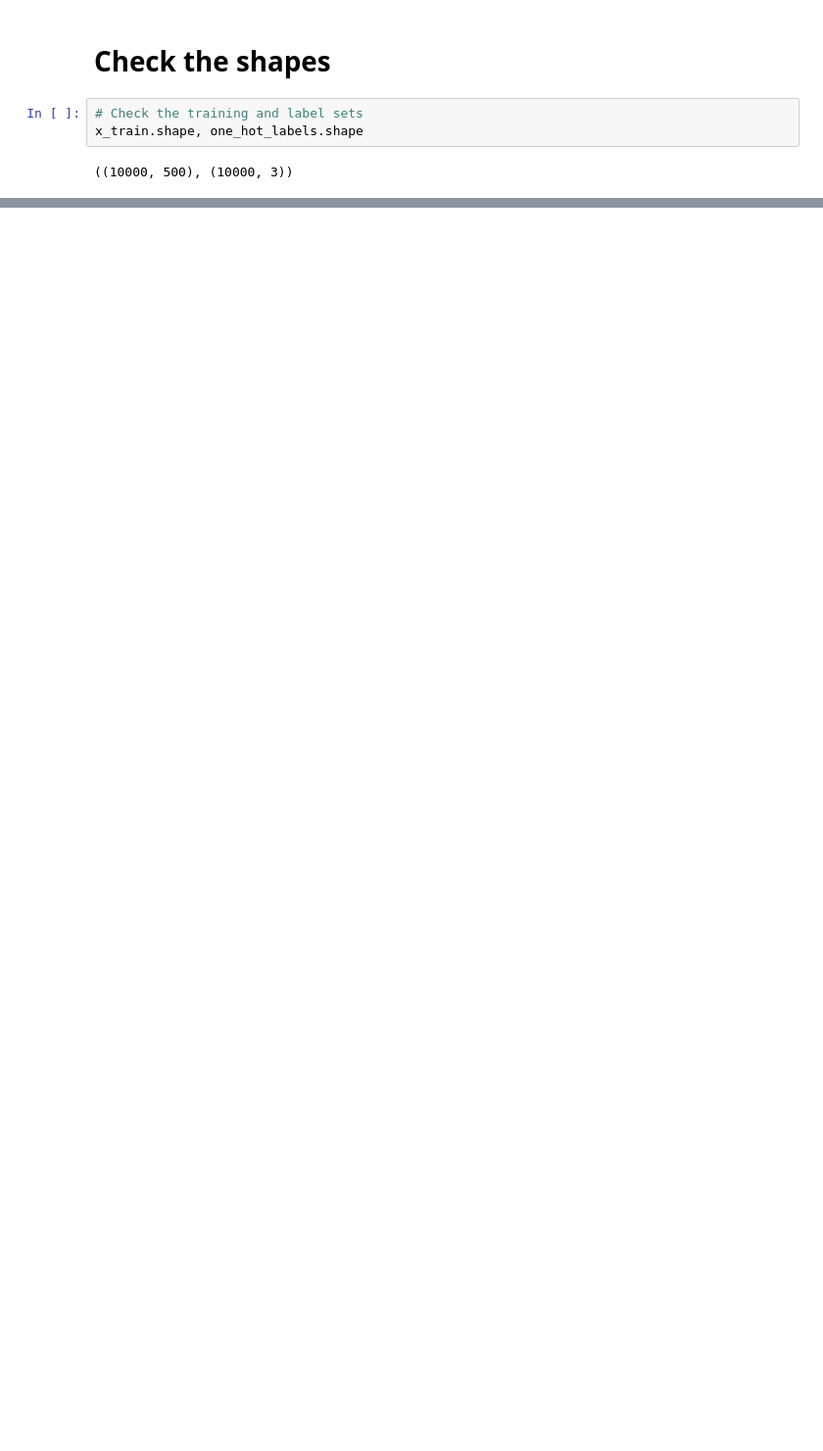
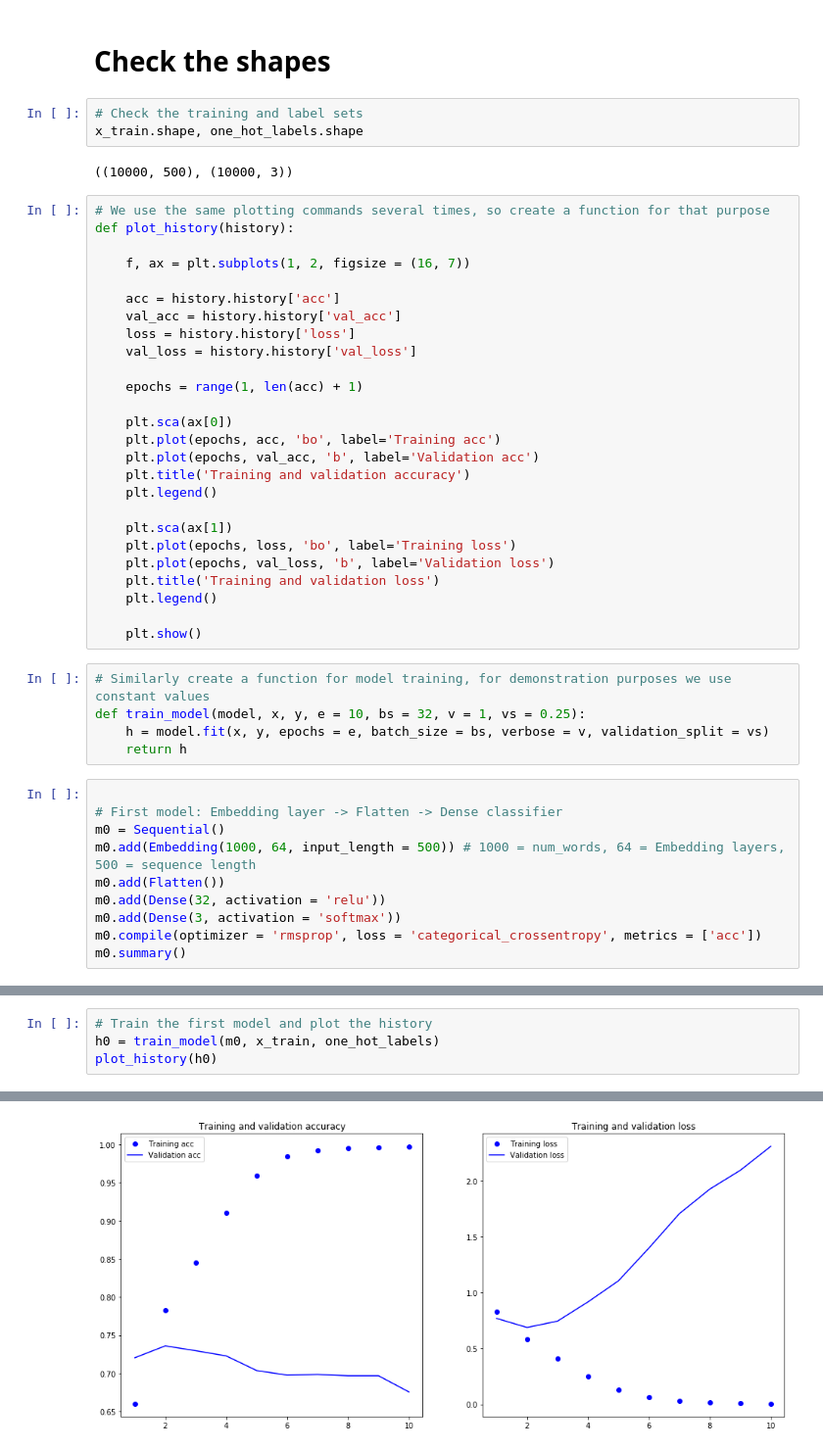
Before and after one commit to ran-tsu/cognitive-systems-for-health-technology-applications, a Jupyter notebook: case3/case3 training 2.ipynb, the cells around one changed output, grey strips where cells are left out. Shown: that part at 98% size. Cells and saved outputs as stored; diff of their text form; blank space fills up the shorter version.

```diff
--- a/case3/case3 training 2.ipynb
+++ b/case3/case3 training 2.ipynb
@@ -96,3 +110,44 @@ one_hot_labels = to_categorical(labels[:10000], num_classes = 3)
 x_train.shape, one_hot_labels.shape
 # %% [output]
 ((10000, 500), (10000, 3))
+# %%
+# We use the same plotting commands several times, so create a function for that purpose
+def plot_history(history):
+
+    f, ax = plt.subplots(1, 2, figsize = (16, 7))
+
+    acc = history.history['acc']
+    val_acc = history.history['val_acc']
+    loss = history.history['loss']
+    val_loss = history.history['val_loss']
+
+    epochs = range(1, len(acc) + 1)
+
+    plt.sca(ax[0])
+    plt.plot(epochs, acc, 'bo', label='Training acc')
+    plt.plot(epochs, val_acc, 'b', label='Validation acc')
+    plt.title('Training and validation accuracy')
+    plt.legend()
+
+    plt.sca(ax[1])
+    plt.plot(epochs, loss, 'bo', label='Training loss')
+    plt.plot(epochs, val_loss, 'b', label='Validation loss')
+    plt.title('Training and validation loss')
+    plt.legend()
+
+    plt.show()
+# %%
+# Similarly create a function for model training, for demonstration purposes we use constant values
+def train_model(model, x, y, e = 10, bs = 32, v = 1, vs = 0.25):
+    h = model.fit(x, y, epochs = e, batch_size = bs, verbose = v, validation_split = vs)
+    return h
+# %%
+
+# First model: Embedding layer -> Flatten -> Dense classifier
+m0 = Sequential()
+m0.add(Embedding(1000, 64, input_length = 500)) # 1000 = num_words, 64 = Embedding layers, 500 = sequence length
+m0.add(Flatten())
+m0.add(Dense(32, activation = 'relu'))
+m0.add(Dense(3, activation = 'softmax'))
+m0.compile(optimizer = 'rmsprop', loss = 'categorical_crossentropy', metrics = ['acc'])
+m0.summary()
@@ -98,0 +170,5 @@ x_train.shape, one_hot_labels.shape
+# %%
+# Train the first model and plot the history
+h0 = train_model(m0, x_train, one_hot_labels)
+plot_history(h0)
+# %% [output]
@@ -98,0 +192 @@ x_train.shape, one_hot_labels.shape
+[figure, added]
```
Also changed, not shown: parts of 7 cells of this notebook, 2 other files.
